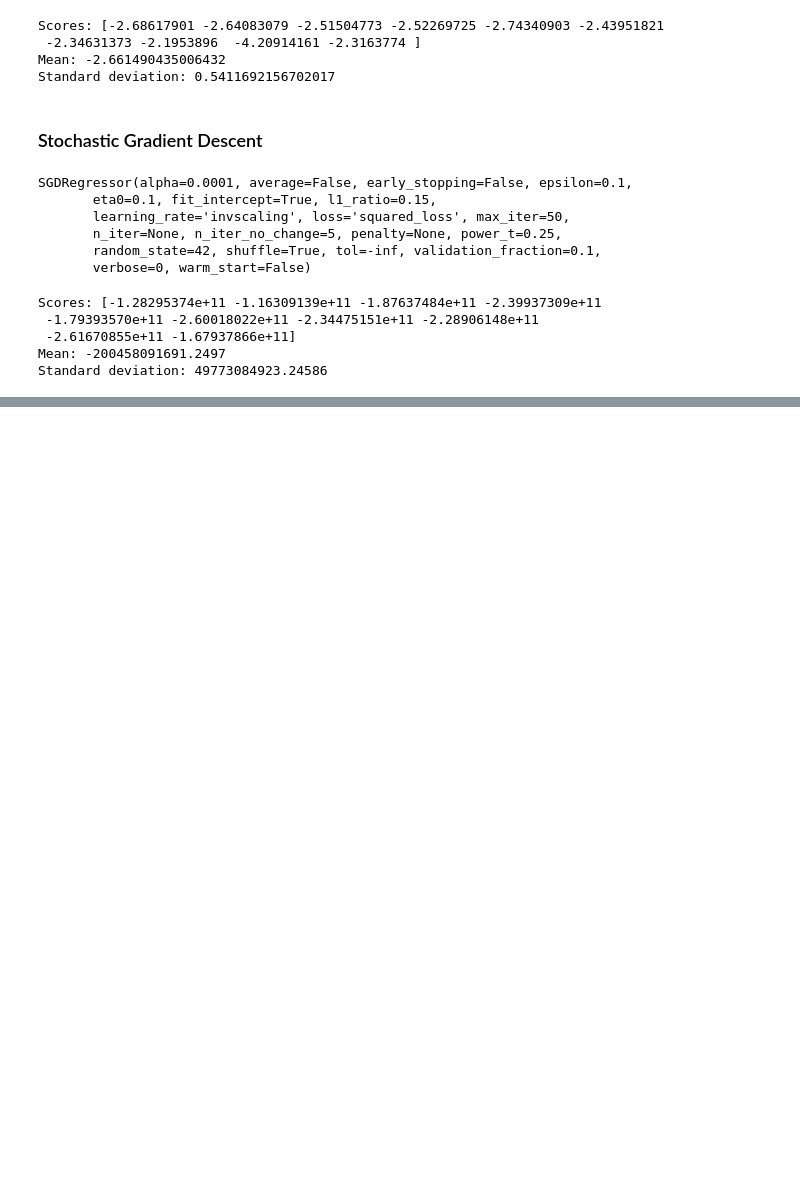
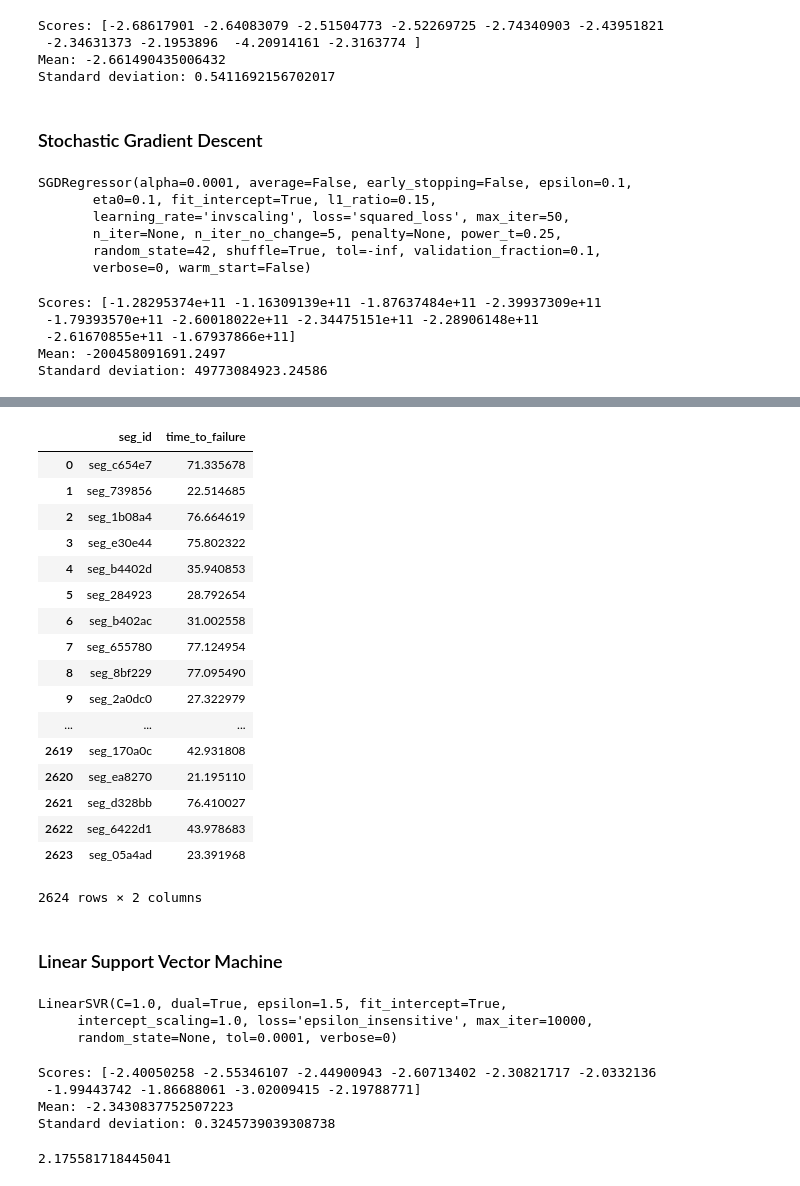
Before and after one commit to polmonroig/earthquake_prediction, a Jupyter notebook: main_kernel.ipynb, the cells around one changed output, grey strips where cells are left out. Drawn from its saved outputs; the diff is of its cells as text; code cells hidden in the pictures; blank space fills up the shorter version.

```diff
--- a/main_kernel.ipynb
+++ b/main_kernel.ipynb
@@ -550,0 +628,43 @@ mean_absolute_error(y_test, [p['predictions'][0] for p in y_pred])
+# %%
+pd.read_csv("submission.csv")
+# %% [output]
+|  | seg_id | time_to_failure |
+| 0 | seg_c654e7 | 71.335678 |
+| 1 | seg_739856 | 22.514685 |
+| 2 | seg_1b08a4 | 76.664619 |
+| 3 | seg_e30e44 | 75.802322 |
+| 4 | seg_b4402d | 35.940853 |
+| 5 | seg_284923 | 28.792654 |
+| 6 | seg_b402ac | 31.002558 |
+| 7 | seg_655780 | 77.124954 |
+| 8 | seg_8bf229 | 77.095490 |
+| 9 | seg_2a0dc0 | 27.322979 |
+| ... | ... | ... |
+| 2619 | seg_170a0c | 42.931808 |
+| 2620 | seg_ea8270 | 21.195110 |
+| 2621 | seg_d328bb | 76.410027 |
+| 2622 | seg_6422d1 | 43.978683 |
+| 2623 | seg_05a4ad | 23.391968 |
+2624 rows × 2 columns
+# %% [markdown]
+### Linear Support Vector Machine
+# %%
+from sklearn.svm import LinearSVR
+LinearSVR()
+model_svmreg = LinearSVR(epsilon=1.5, max_iter=10000)
+model_svmreg.fit(X_train, y_train.reshape(-1))
+# %% [output]
+LinearSVR(C=1.0, dual=True, epsilon=1.5, fit_intercept=True,
+     intercept_scaling=1.0, loss='epsilon_insensitive', max_iter=10000,
+     random_state=None, tol=0.0001, verbose=0)
+# %%
+display_scores(model_svmreg, X_test, y_test.reshape(-1))
+# %% [output]
+Scores: [-2.40050258 -2.55346107 -2.44900943 -2.60713402 -2.30821717 -2.0332136
+ -1.99443742 -1.86688061 -3.02009415 -2.19788771]
+Mean: -2.3430837752507223
+Standard deviation: 0.3245739039308738
+# %%
+mean_absolute_error(y_test, model_svmreg.predict(X_test))
+# %% [output]
+2.175581718445041
```
Also changed, not shown: parts of 29 cells of this notebook, 3 other files.
